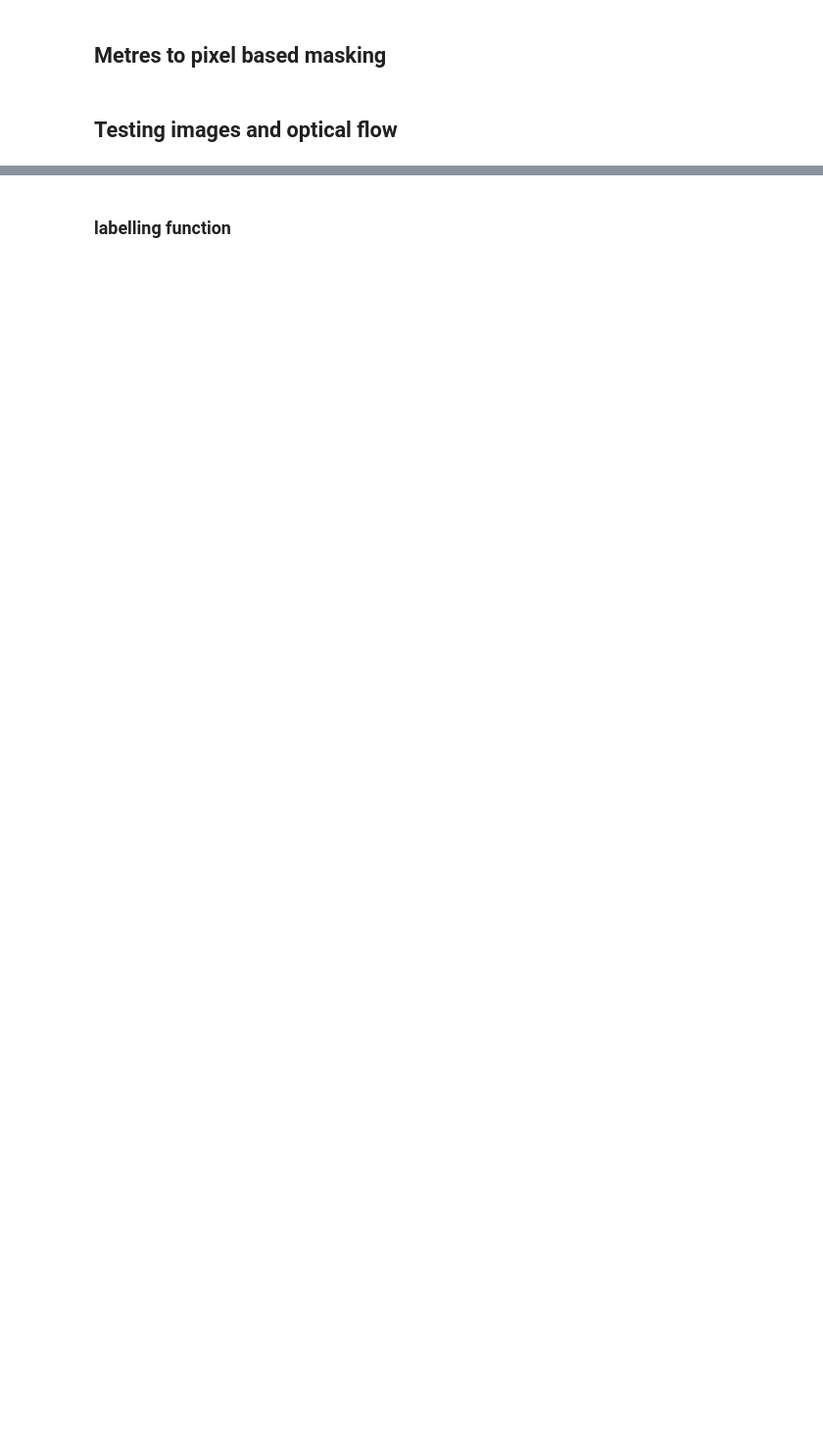
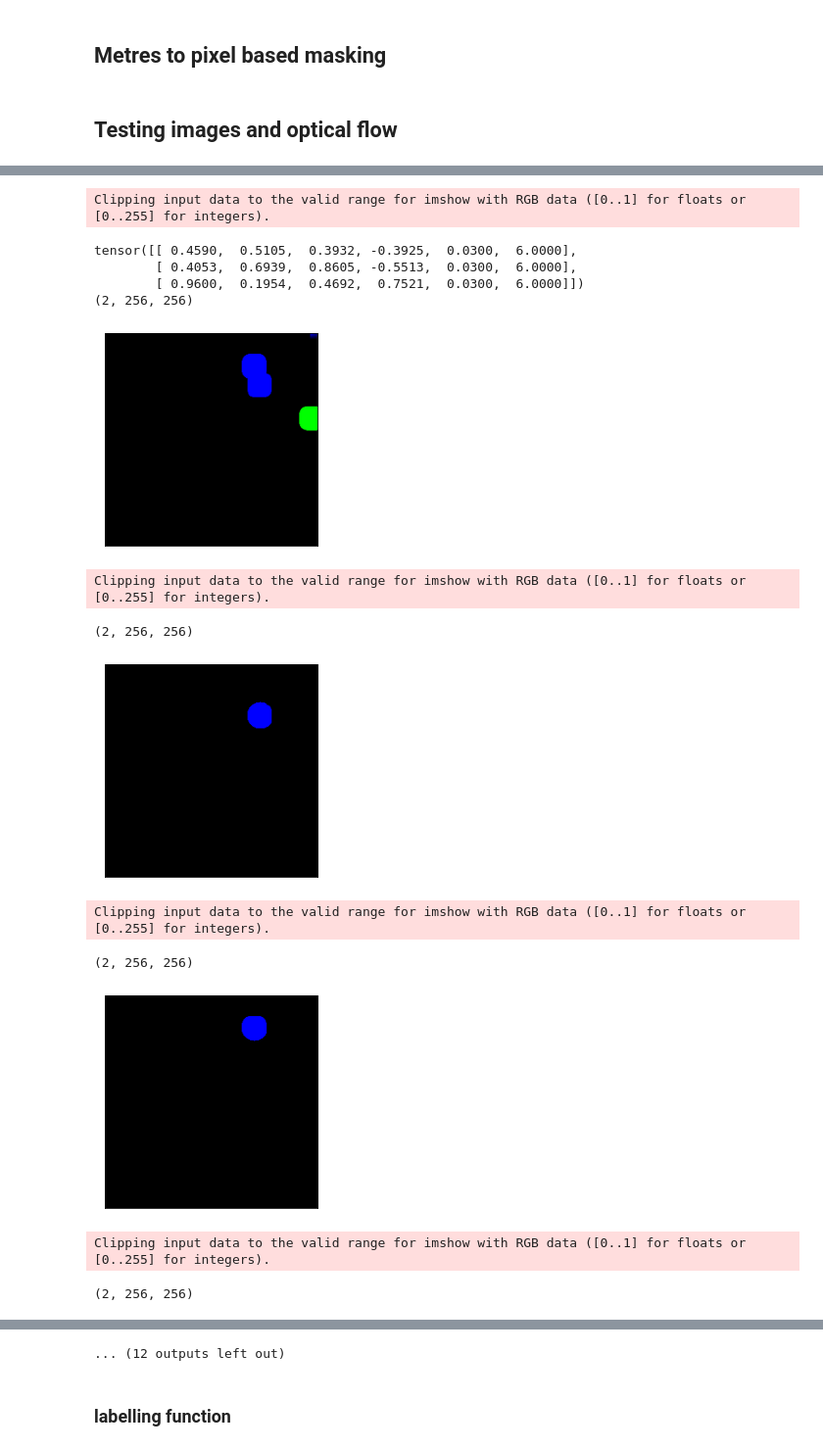
Before and after one commit to J0HNN7G/vda, a Jupyter notebook: experimental.ipynb, the cells around one changed output, grey strips where cells are left out. Shown at 98% size. Drawn from its saved outputs; the diff is of its cells as text; code cells hidden in the pictures; blank space fills up the shorter version.

```diff
--- a/experimental.ipynb
+++ b/experimental.ipynb
@@ -107,22 +160,38 @@ for cx,cy,cr in output['state_label'][0][0][:, [0,1,-2]].detach().numpy():
 # %%
 opt_flow_masks = []
 cxs = []
 cys = []
 crs = []
 
+print(output[0]['state_label'][0][0])
 for i in range(2):
-    opt_flow = farneback_optical_flow(output['img_data'][0][i], output['img_data'][0][i+1])
+    opt_flow = farneback_optical_flow(output[0]['img_data'][0][i], output[0]['img_data'][0][i+1])
     opt_flow_masks.append(opt_flow)
 
     for j in range(3):
-        cx = output['state_label'][0][i][j, 0]
-        cy = output['state_label'][0][i][j, 1]
-        cr = output['state_label'][0][i][j, -2]
+        cx = output[0]['state_label'][0][i][j, 0]
+        cy = output[0]['state_label'][0][i][j, 1]
+        cr = output[0]['state_label'][0][i][j, -2]
 
         cxs.append(cx)
         cys.append(cy)
         crs.append(cr)
         opt_flow_masks.append(tensor_arr_dist_circle_mask(opt_flow, cx, cy, cr, 0.1))
 
 for i in range(len(opt_flow_masks)):
     show_farneback_optical_flows([opt_flow_masks[i]])
+# %% [output]
+Clipping input data to the valid range for imshow with RGB data ([0..1] for floats or [0..255] for integers).
+tensor([[ 0.4590,  0.5105,  0.3932, -0.3925,  0.0300,  6.0000],
+        [ 0.4053,  0.6939,  0.8605, -0.5513,  0.0300,  6.0000],
+        [ 0.9600,  0.1954,  0.4692,  0.7521,  0.0300,  6.0000]])
+(2, 256, 256)
+[figure, added]
+Clipping input data to the valid range for imshow with RGB data ([0..1] for floats or [0..255] for integers).
+(2, 256, 256)
+[figure, added]
+Clipping input data to the valid range for imshow with RGB data ([0..1] for floats or [0..255] for integers).
+(2, 256, 256)
+[figure, added]
+Clipping input data to the valid range for imshow with RGB data ([0..1] for floats or [0..255] for integers).
+(2, 256, 256)
@@ -129,3 +199,4 @@ for i in range(len(opt_flow_masks)):
+... (12 outputs left out)
 # %%
 opt_flow_masks = []
 cxs = []
```
Also changed, not shown: parts of 13 cells of this notebook, 41 other files.
